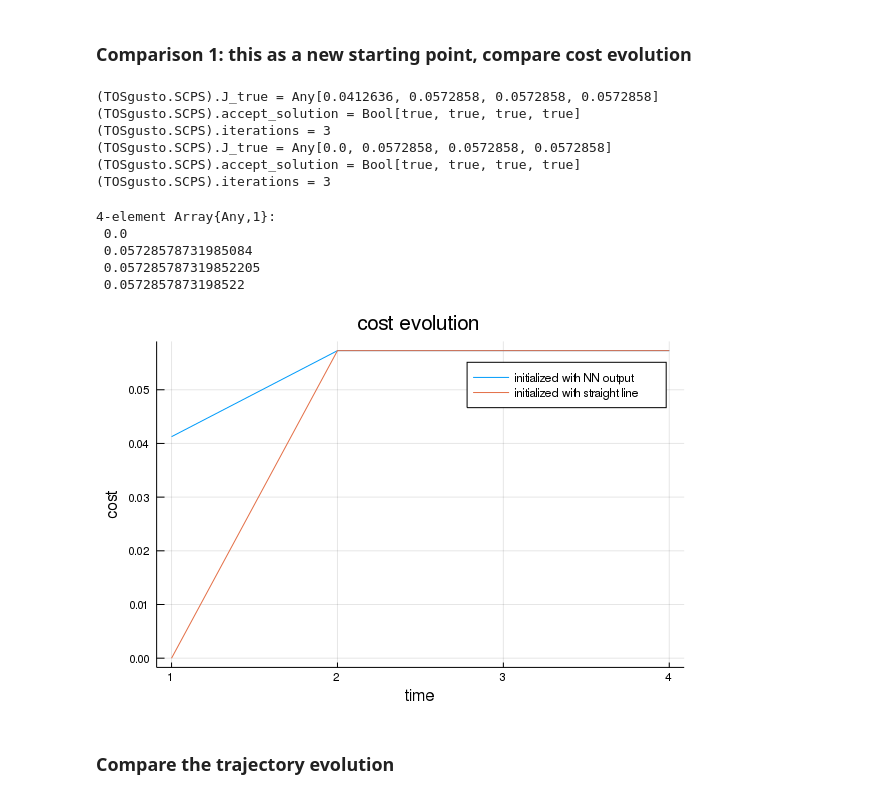
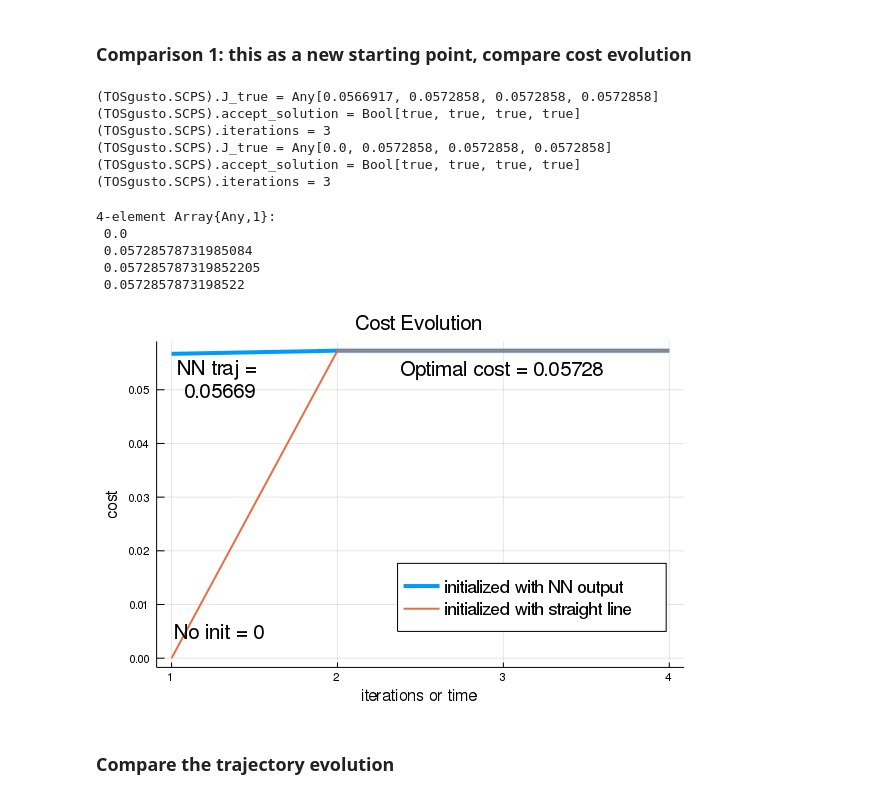
Before and after one commit to somritabanerjee/GuSTO.jl, a Jupyter notebook: examples/freeflyerSE2-Copy1.ipynb, the cells around one changed output. Drawn from its saved outputs; the diff is of its cells as text; code cells hidden in the pictures.

```diff
--- a/examples/freeflyerSE2-Copy1.ipynb
+++ b/examples/freeflyerSE2-Copy1.ipynb
@@ -887,23 +1534,24 @@ title!("Velocity before and after neural network")
 # %%
 # Try solving SCP with this new starting point vs with initial straight line
 
-traj_init_NN = Trajectory(output_X, output_Y, 80)
+traj_init_NN = Trajectory(output_X, output_U, 80)
 TOP, TOSgusto = setUpProblem(N, x_init, x_goal, tf_guess = 80);
+# @show TOSgusto.SCPS.J_true
 solve_SCP!(TOSgusto, TOP, solve_gusto_jump!, traj_init_NN, "Ipopt", max_iter=10, print_level=1);
 @show TOSgusto.SCPS.J_true
 @show TOSgusto.SCPS.accept_solution
 @show TOSgusto.SCPS.iterations
 costsWithNNInit = TOSgusto.SCPS.J_true
 
+traj_init = init_traj_straightline(TOP)
 TOP, TOSgusto = setUpProblem(N, x_init, x_goal, tf_guess = 80)
-traj_init = init_traj_straightline(TOP)
 solve_SCP!(TOSgusto, TOP, solve_gusto_jump!, traj_init, "Ipopt", max_iter=10, print_level=1);
 @show TOSgusto.SCPS.J_true
 @show TOSgusto.SCPS.accept_solution
 @show TOSgusto.SCPS.iterations
 costsWithStraightInit = TOSgusto.SCPS.J_true
 # %% [output]
-(TOSgusto.SCPS).J_true = Any[0.0412636, 0.0572858, 0.0572858, 0.0572858]
+(TOSgusto.SCPS).J_true = Any[0.0566917, 0.0572858, 0.0572858, 0.0572858]
 (TOSgusto.SCPS).accept_solution = Bool[true, true, true, true]
 (TOSgusto.SCPS).iterations = 3
 (TOSgusto.SCPS).J_true = Any[0.0, 0.0572858, 0.0572858, 0.0572858]
@@ -915,16 +1563,19 @@ costsWithStraightInit = TOSgusto.SCPS.J_true
  0.057285787319852205
  0.0572857873198522
 # %%
+NNcost = 0.05669
+Initcost = 0
+Finalcost = 0.05728
 gr(fmt=:png)
 plot()
-plot!(costsWithNNInit, label = "initialized with NN output")
-plot!(costsWithStraightInit, label = "initialized with straight line")
-title!("cost evolution")
-xlabel!("time")
+plot!(costsWithNNInit, label = "initialized with NN output", linewidth = 4)
+plot!(costsWithStraightInit, label = "initialized with straight line", linewidth = 2, legendfontsize = 12, legend=:bottomright, annotations=[(1.3,0.052,"NN traj = \n$NNcost"), (1.3,0.005,"No init = $Initcost"), (3.0,0.054,"Optimal cost = $Finalcost")])
+title!("Cost Evolution")
+xlabel!("iterations or time")
 ylabel!("cost")
 plot!()
 # %% [output]
-[figure, old version]
+[figure, new version]
 # %% [markdown]
 ### Compare the trajectory evolution
 # %%
```
Also changed, not shown: parts of 35 cells of this notebook, 13 other files.
